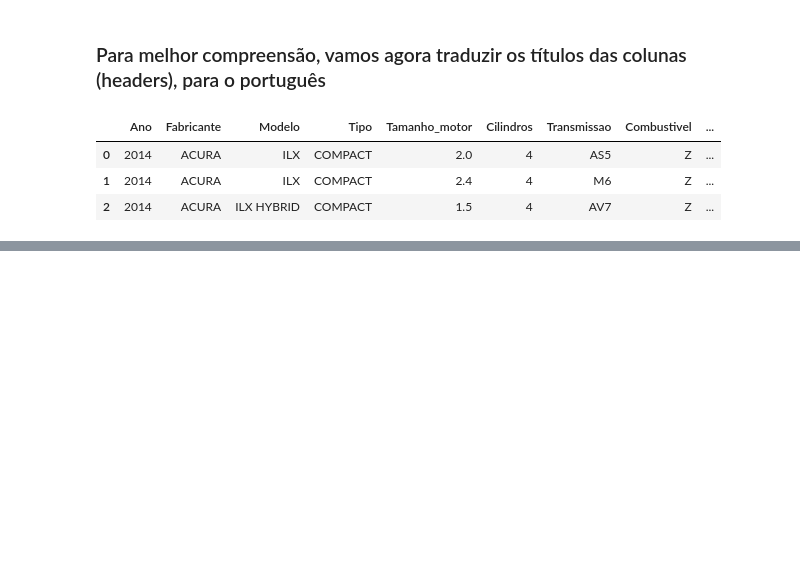
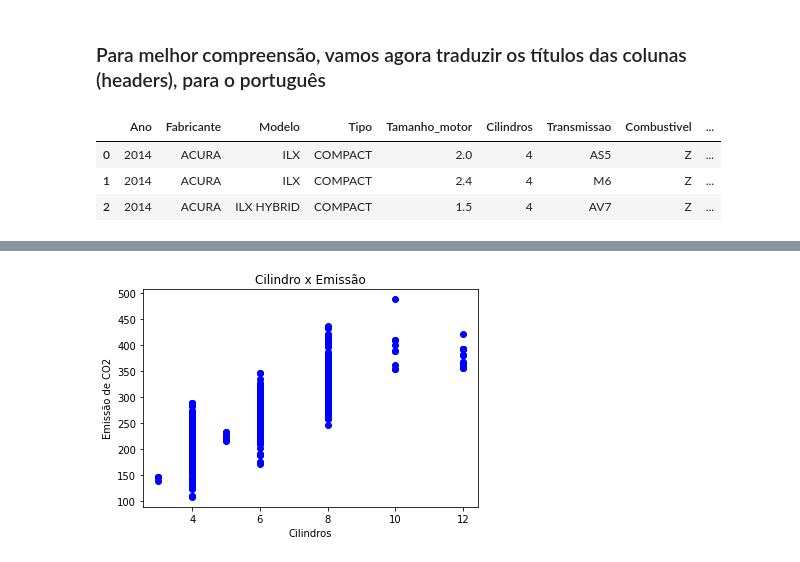
Before and after one commit to kauebr/Machine-Learning-Projects-IBM, a Jupyter notebook: Regressao Linear simples com SCIKIT-LEARN/Regressao linear simples-1.ipynb, the cells around one changed output, grey strips where cells are left out. Cells and saved outputs as stored; diff of their text form; code cells hidden in the pictures; blank space fills up the shorter version.

```diff
--- a/Regressao Linear simples com SCIKIT-LEARN/Regressao linear simples-1.ipynb
+++ b/Regressao Linear simples com SCIKIT-LEARN/Regressao linear simples-1.ipynb
@@ -66,0 +131,10 @@ df.head(3)
+# %%
+viz = cdf[['Tamanho_motor', 'Cilindros', 'Consumo_combo', 'EmissaoCO2']]
+
+plt.scatter(cdf.Cilindros, cdf.EmissaoCO2,  color='blue')
+plt.xlabel("Cilindros")
+plt.ylabel("Emissão de CO2")
+plt.title("Cilindro x Emissão")
+plt.show()
+# %% [output]
+[figure, added]
```
Also changed, not shown: parts of 11 cells of this notebook.
